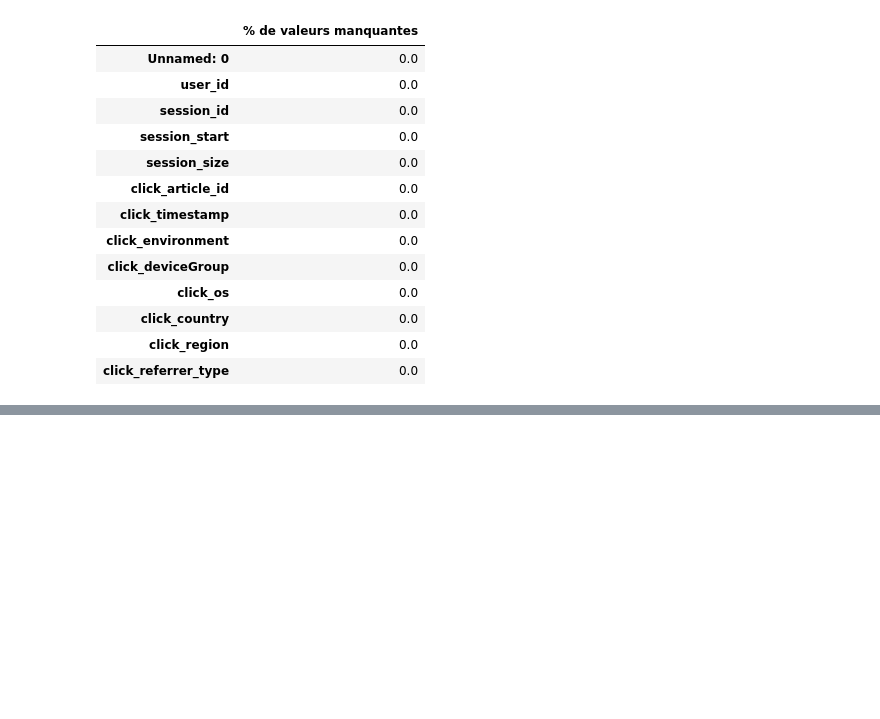
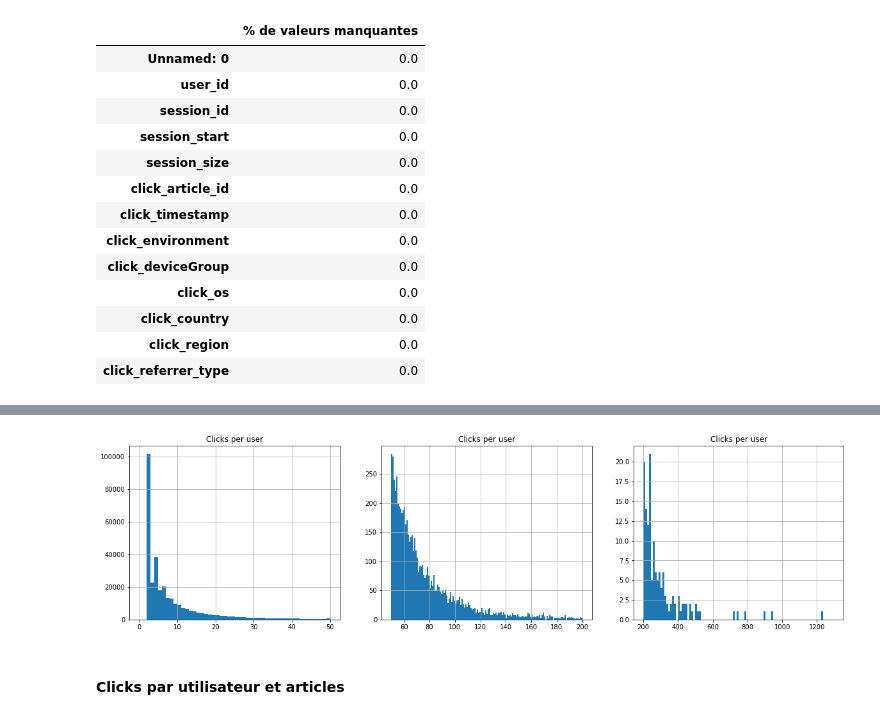
Before and after one commit to ocsyl/p9, a Jupyter notebook: P9_notebook_recommend.ipynb, the cells around one changed output, grey strips where cells are left out. Cells and saved outputs as stored; diff of their text form; code cells hidden in the pictures; blank space fills up the shorter version.

```diff
--- a/P9_notebook_recommend.ipynb
+++ b/P9_notebook_recommend.ipynb
@@ -149,0 +235,17 @@ table_valeurs_manquantes(clicks)
+# %%
+plt.figure(figsize=(20,5))
+plt.subplot(1,3,1)
+df_clicks_user.clicks_user.hist(bins=50,range=(0,50))
+plt.title('Clicks per user');
+plt.subplot(1,3,2)
+df_clicks_user.clicks_user.hist(bins=150,range=(50,200))
+plt.title('Clicks per user');
+plt.subplot(1,3,3)
+df_clicks_user.clicks_user.hist(bins=100,range=(200,1300))
+plt.title('Clicks per user');
+plt.show()
+# %% [output]
+[figure, added]
+# %% [markdown]
+
+#### Clicks par utilisateur et articles
```
Also changed, not shown: parts of 55 cells of this notebook.
